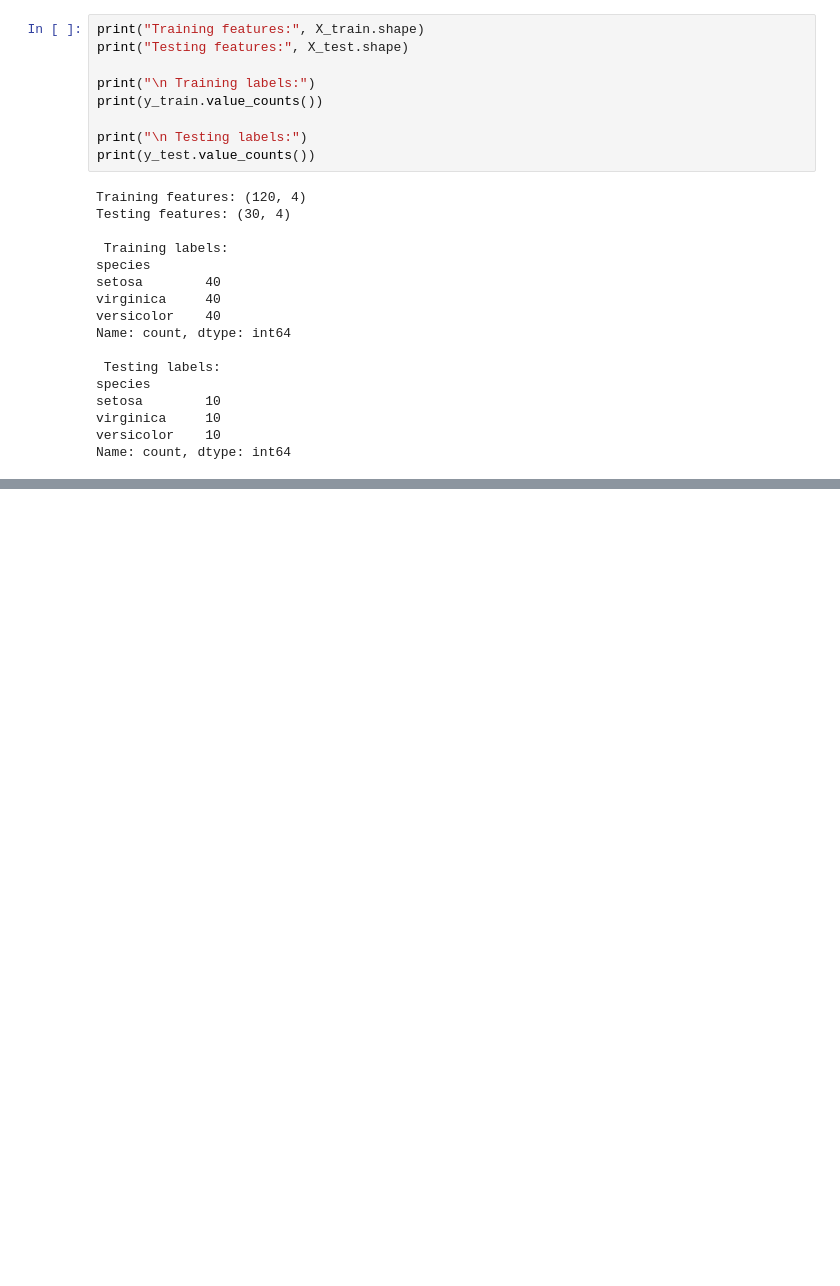
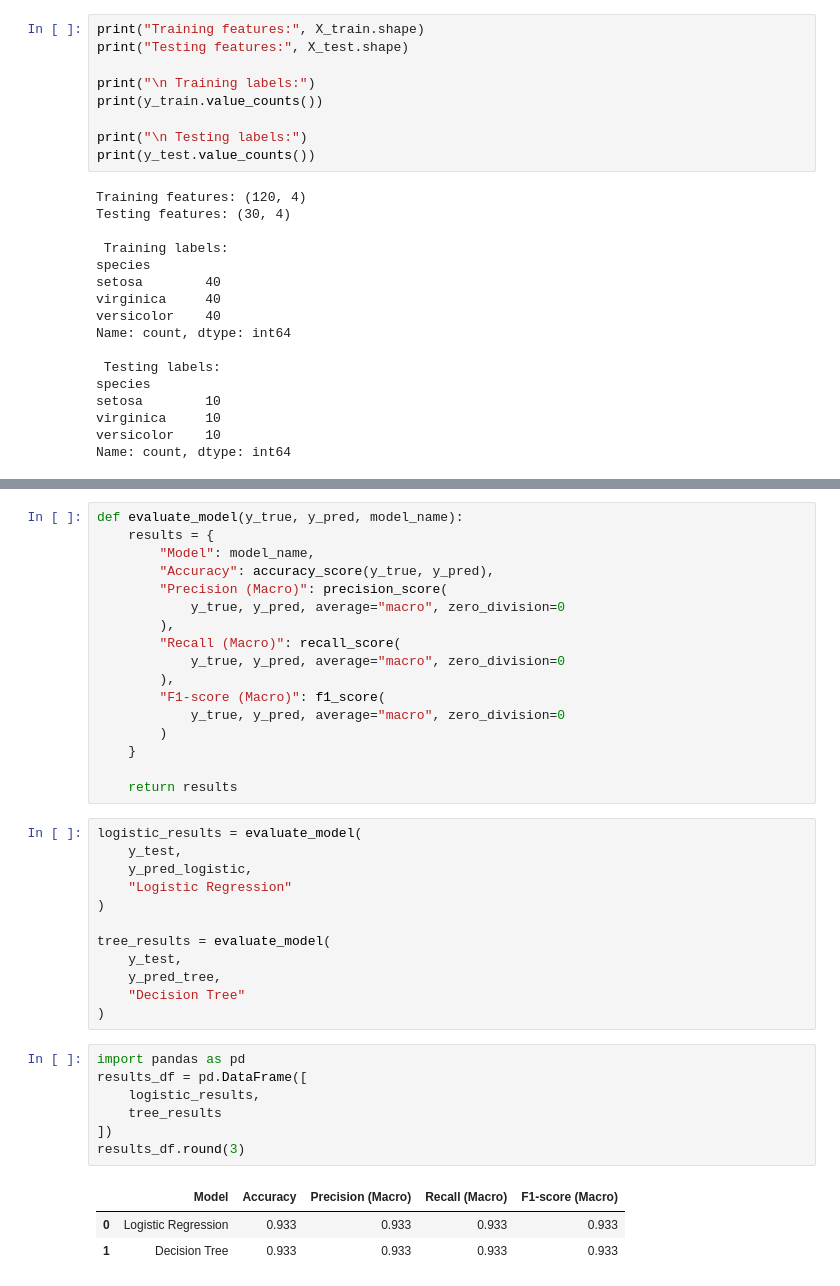
Before and after one commit to bereketkefeni-creator/Datheon_Machine_Learning_And_Data_Science_internship, a Jupyter notebook: Task_1_Iris_Classification/notebooks/iris_classification.ipynb, the cells around one changed output, grey strips where cells are left out. Saved outputs shown, nothing was run; the diff lists cells and outputs as text; blank space fills up the shorter version.

```diff
--- a/Task_1_Iris_Classification/notebooks/iris_classification.ipynb
+++ b/Task_1_Iris_Classification/notebooks/iris_classification.ipynb
@@ -231,0 +308,40 @@ logistic_pipeline.fit(X_train, y_train)
+# %%
+def evaluate_model(y_true, y_pred, model_name):
+    results = {
+        "Model": model_name,
+        "Accuracy": accuracy_score(y_true, y_pred),
+        "Precision (Macro)": precision_score(
+            y_true, y_pred, average="macro", zero_division=0
+        ),
+        "Recall (Macro)": recall_score(
+            y_true, y_pred, average="macro", zero_division=0
+        ),
+        "F1-score (Macro)": f1_score(
+            y_true, y_pred, average="macro", zero_division=0
+        )
+    }
+
+    return results
+# %%
+logistic_results = evaluate_model(
+    y_test,
+    y_pred_logistic,
+    "Logistic Regression"
+)
+
+tree_results = evaluate_model(
+    y_test,
+    y_pred_tree,
+    "Decision Tree"
+)
+# %%
+import pandas as pd
+results_df = pd.DataFrame([
+    logistic_results,
+    tree_results
+])
+results_df.round(3)
+# %% [output]
+|  | Model | Accuracy | Precision (Macro) | Recall (Macro) | F1-score (Macro) |
+| 0 | Logistic Regression | 0.933 | 0.933 | 0.933 | 0.933 |
+| 1 | Decision Tree | 0.933 | 0.933 | 0.933 | 0.933 |
```
Also changed, not shown: parts of 11 cells of this notebook.
